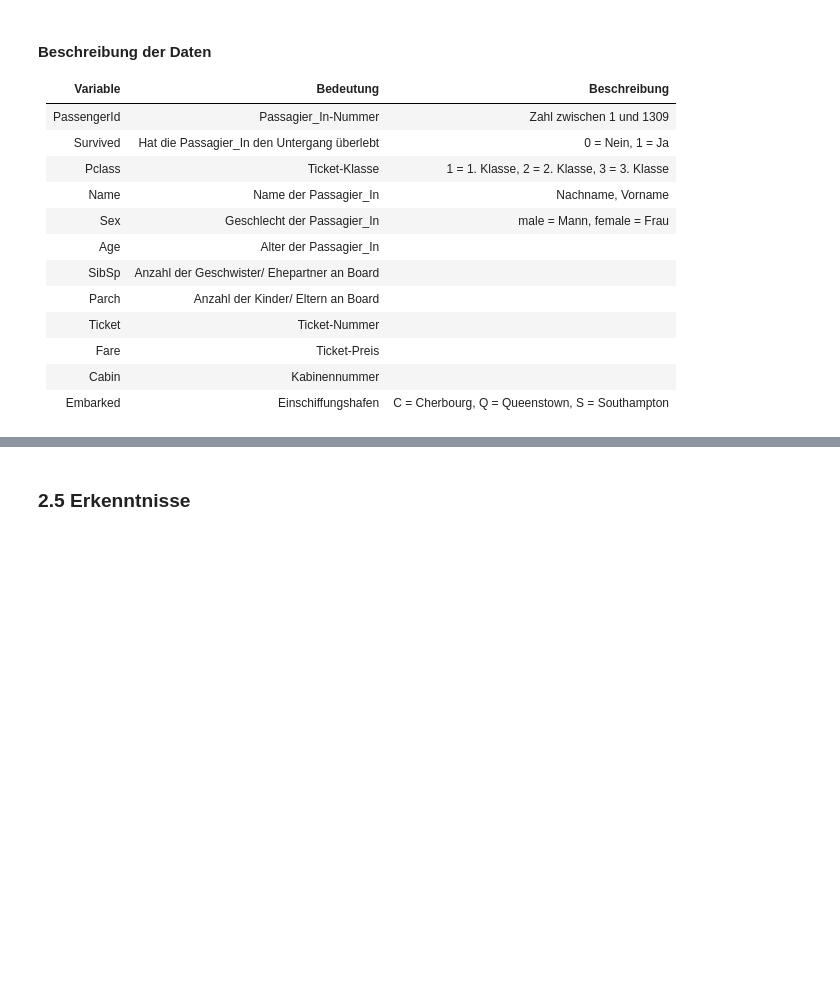
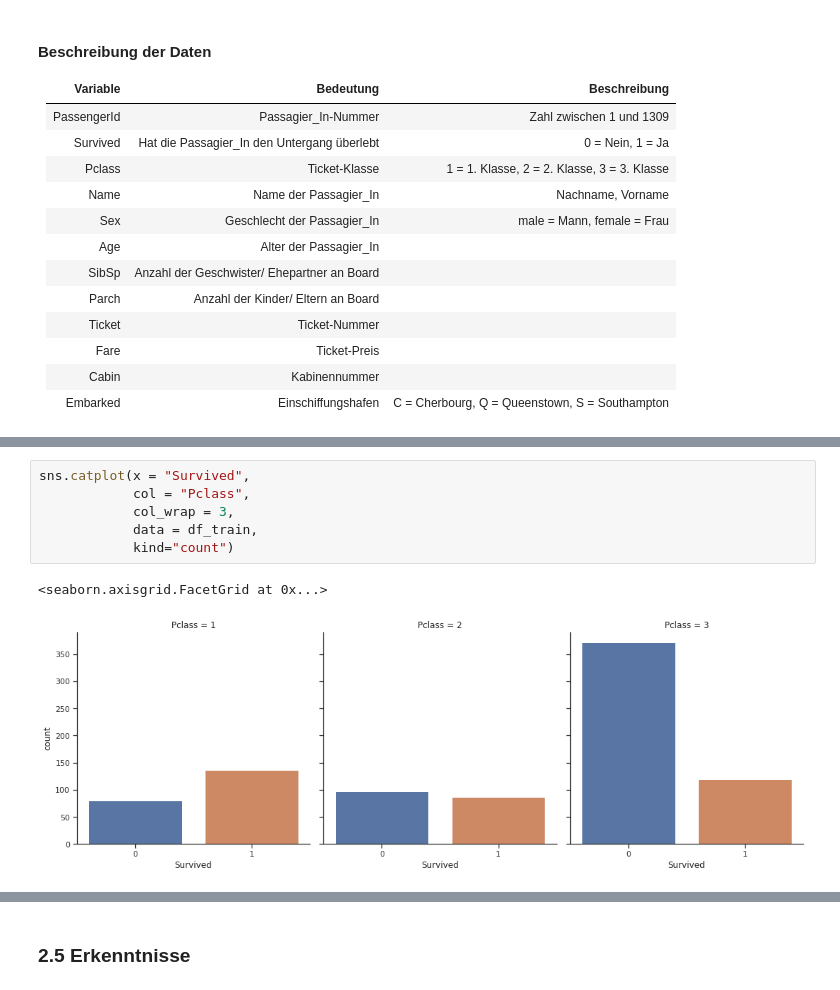
Before and after one commit to dzwanzig/crisp_titanic, a Jupyter notebook: titanic.ipynb, the cells around one changed output, grey strips where cells are left out. Cells and saved outputs as stored; diff of their text form; blank space fills up the shorter version.

```diff
--- a/titanic.ipynb
+++ b/titanic.ipynb
@@ -96,0 +163,9 @@ sns.distplot(a = df["Fare"], bins = 20, kde = False)
+# %%
+sns.catplot(x = "Survived",
+            col = "Pclass",
+            col_wrap = 3,
+            data = df_train,
+            kind="count")
+# %% [output]
+<seaborn.axisgrid.FacetGrid at 0x...>
+[figure, added]
```
Also changed, not shown: parts of 201 cells of this notebook.
